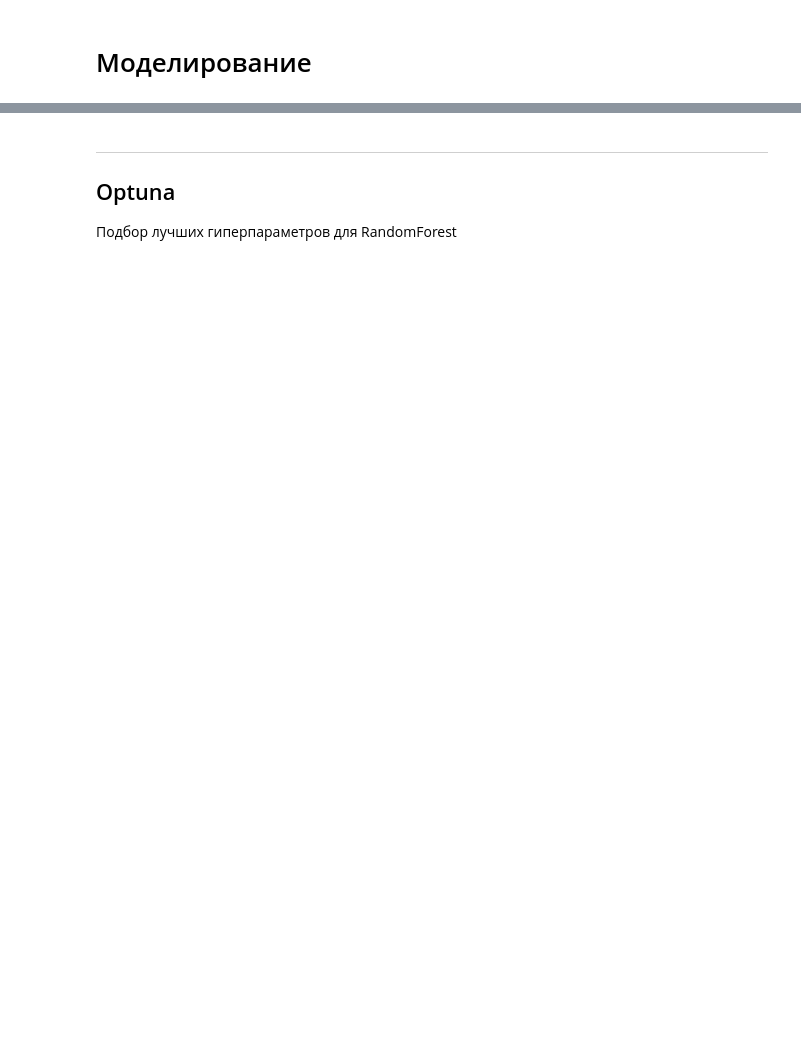
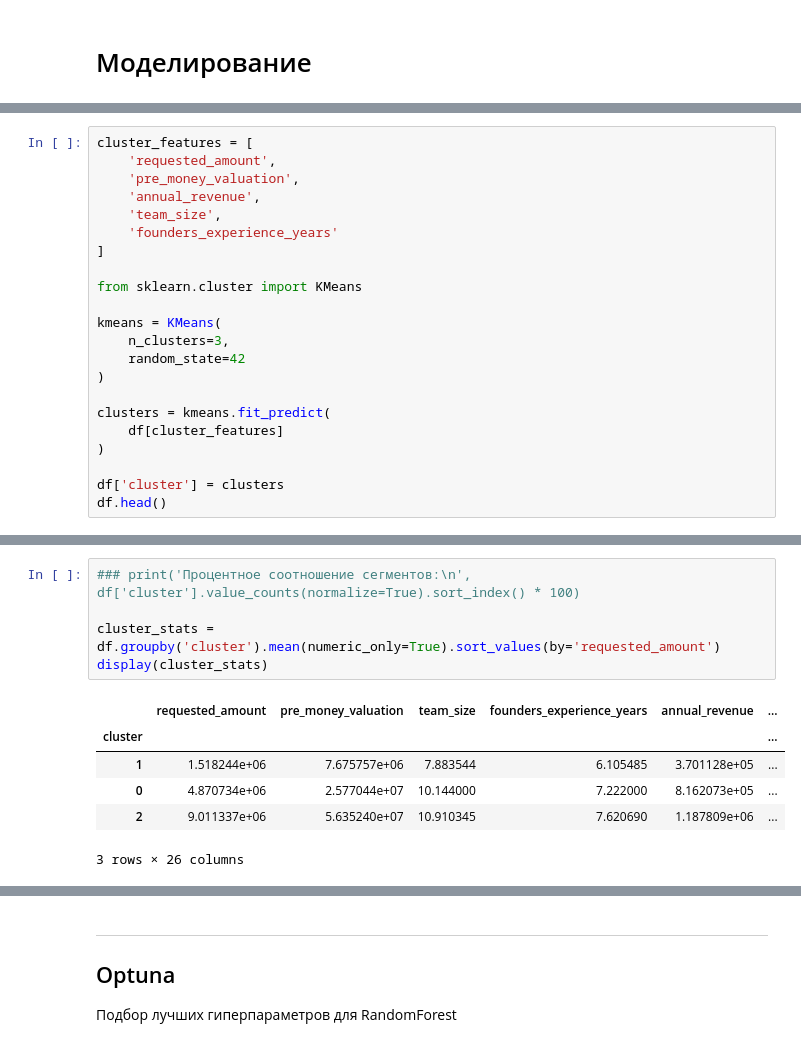
Before and after one commit to Ejtolf/startup_applications_investment_notebooks, a Jupyter notebook: notebooks/03_startup_sponsoring.ipynb, the cells around one changed output, grey strips where cells are left out. Saved outputs shown, nothing was run; the diff lists cells and outputs as text; blank space fills up the shorter version.

```diff
--- a/notebooks/03_startup_sponsoring.ipynb
+++ b/notebooks/03_startup_sponsoring.ipynb
@@ -148,0 +235,22 @@ def split_data(df, target):
+# %%
+cluster_features = [
+    'requested_amount',
+    'pre_money_valuation',
+    'annual_revenue',
+    'team_size',
+    'founders_experience_years'
+]
+
+from sklearn.cluster import KMeans
+
+kmeans = KMeans(
+    n_clusters=3,
+    random_state=42
+)
+
+clusters = kmeans.fit_predict(
+    df[cluster_features]
+)
+
+df['cluster'] = clusters
+df.head()
@@ -148,0 +304,12 @@ def split_data(df, target):
+# %%
+### print('Процентное соотношение сегментов:\n', df['cluster'].value_counts(normalize=True).sort_index() * 100)
+
+cluster_stats = df.groupby('cluster').mean(numeric_only=True).sort_values(by='requested_amount')
+display(cluster_stats)
+# %% [output]
+|  | requested_amount | pre_money_valuation | team_size | founders_experience_years | annual_revenue | ... |
+| cluster |  |  |  |  |  | ... |
+| 1 | 1.518244e+06 | 7.675757e+06 | 7.883544 | 6.105485 | 3.701128e+05 | ... |
+| 0 | 4.870734e+06 | 2.577044e+07 | 10.144000 | 7.222000 | 8.162073e+05 | ... |
+| 2 | 9.011337e+06 | 5.635240e+07 | 10.910345 | 7.620690 | 1.187809e+06 | ... |
+3 rows × 26 columns
```
Also changed, not shown: parts of 41 cells of this notebook, 16 other files.
